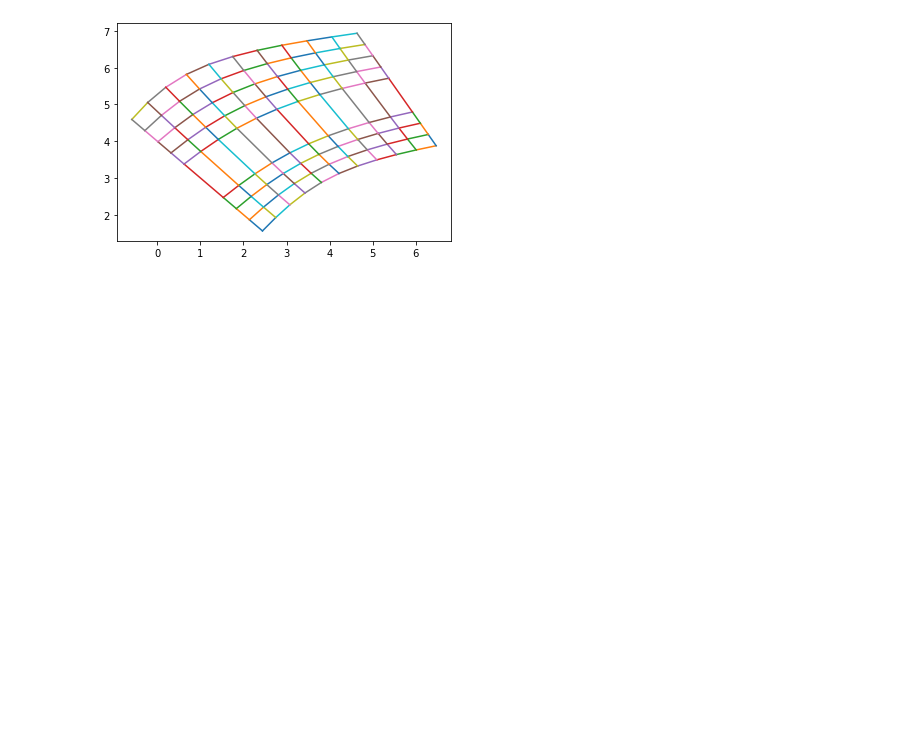
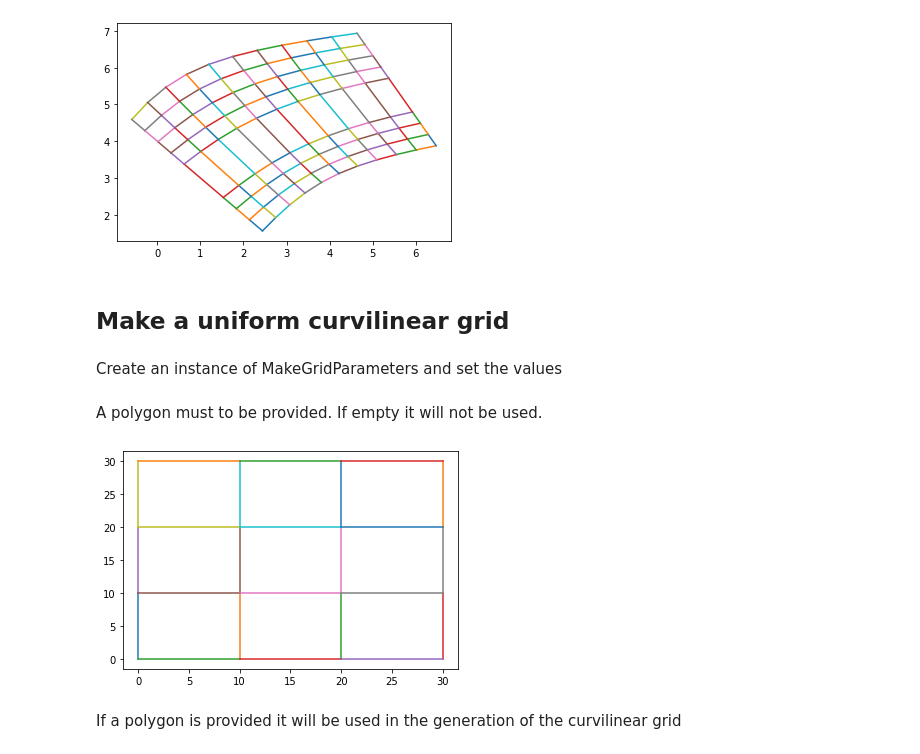
Before and after one commit to Deltares/MeshKernelPy, a Jupyter notebook: docs/examples/04_curvilineargrid_basics.ipynb, the cells around one changed output. Drawn from its saved outputs; the diff is of its cells as text; code cells hidden in the pictures; blank space fills up the shorter version.

Commit message:
Do not render edges with invalid nodes add makegrid uniform in curvilinear grid basics

```diff
--- a/docs/examples/04_curvilineargrid_basics.ipynb
+++ b/docs/examples/04_curvilineargrid_basics.ipynb
@@ -146,3 +153,32 @@ fig, ax = plt.subplots()
 curvilinear_grid.plot_edges(ax)
 # %% [output]
 [figure]
+# %% [markdown]
+## Make a uniform curvilinear grid
+# %% [markdown]
+Create an instance of MakeGridParameters and set the values
+# %%
+make_grid_parameters = MakeGridParameters()
+make_grid_parameters.num_columns = 3
+make_grid_parameters.num_rows = 3
+make_grid_parameters.angle = 0.0
+make_grid_parameters.block_size = 0.0
+make_grid_parameters.origin_x = 0.0
+make_grid_parameters.origin_y = 0.0
+make_grid_parameters.block_size_x = 10.0
+make_grid_parameters.block_size_y = 10.0
+# %% [markdown]
+A polygon must to be provided. If empty it will not be used.
+# %%
+node_x = np.empty(0, dtype=np.double)
+node_y = np.empty(0, dtype=np.double)
+geometry_list = GeometryList(node_x, node_y)
+# %%
+mk.curvilinear_make_uniform(make_grid_parameters, geometry_list)
+curvilinear_grid = mk.curvilineargrid_get()
+fig, ax = plt.subplots()
+curvilinear_grid.plot_edges(ax)
+# %% [output]
+[figure, added]
+# %% [markdown]
+If a polygon is provided it will be used in the generation of the curvilinear grid
```
Also changed, not shown: parts of 7 cells of this notebook, 2 other files.
